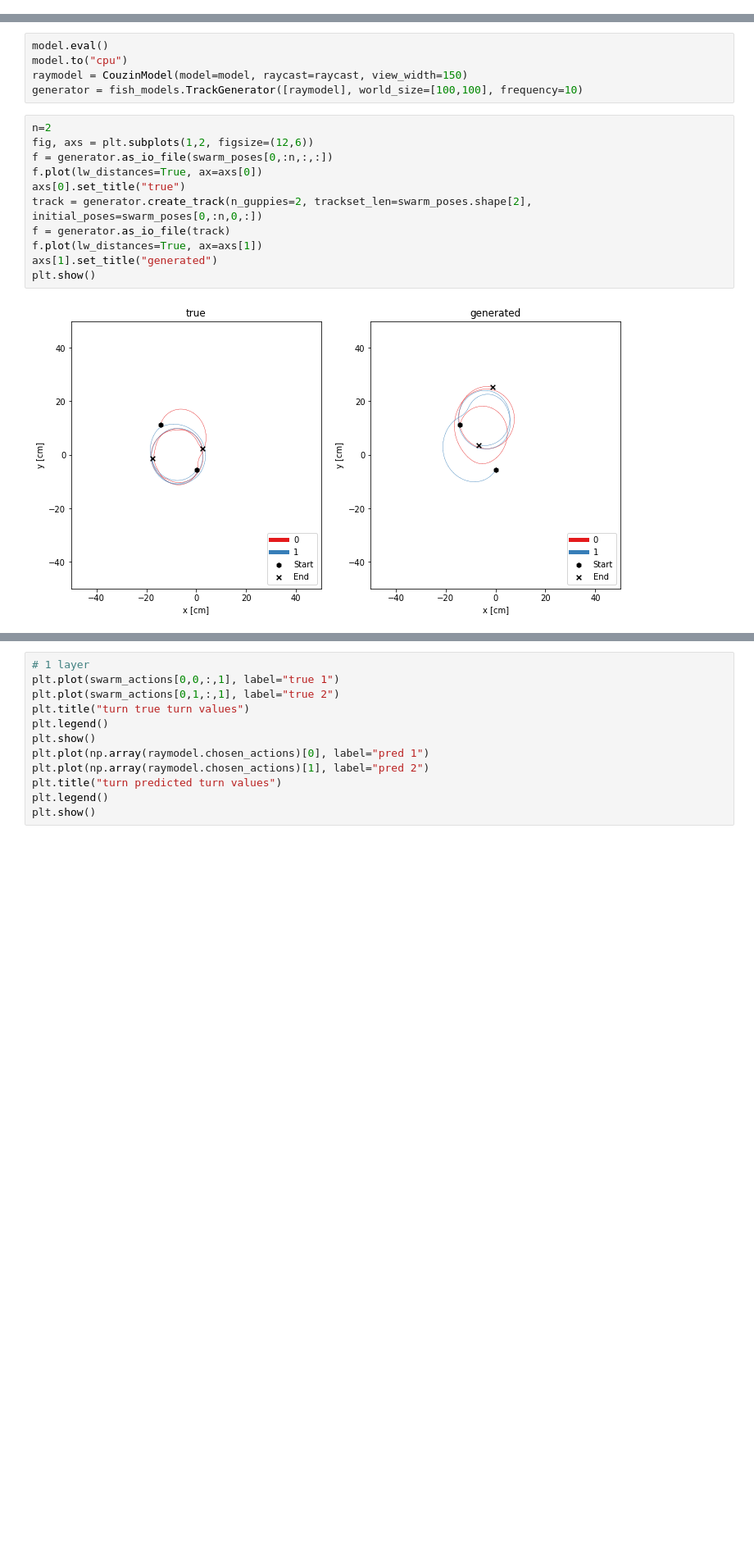
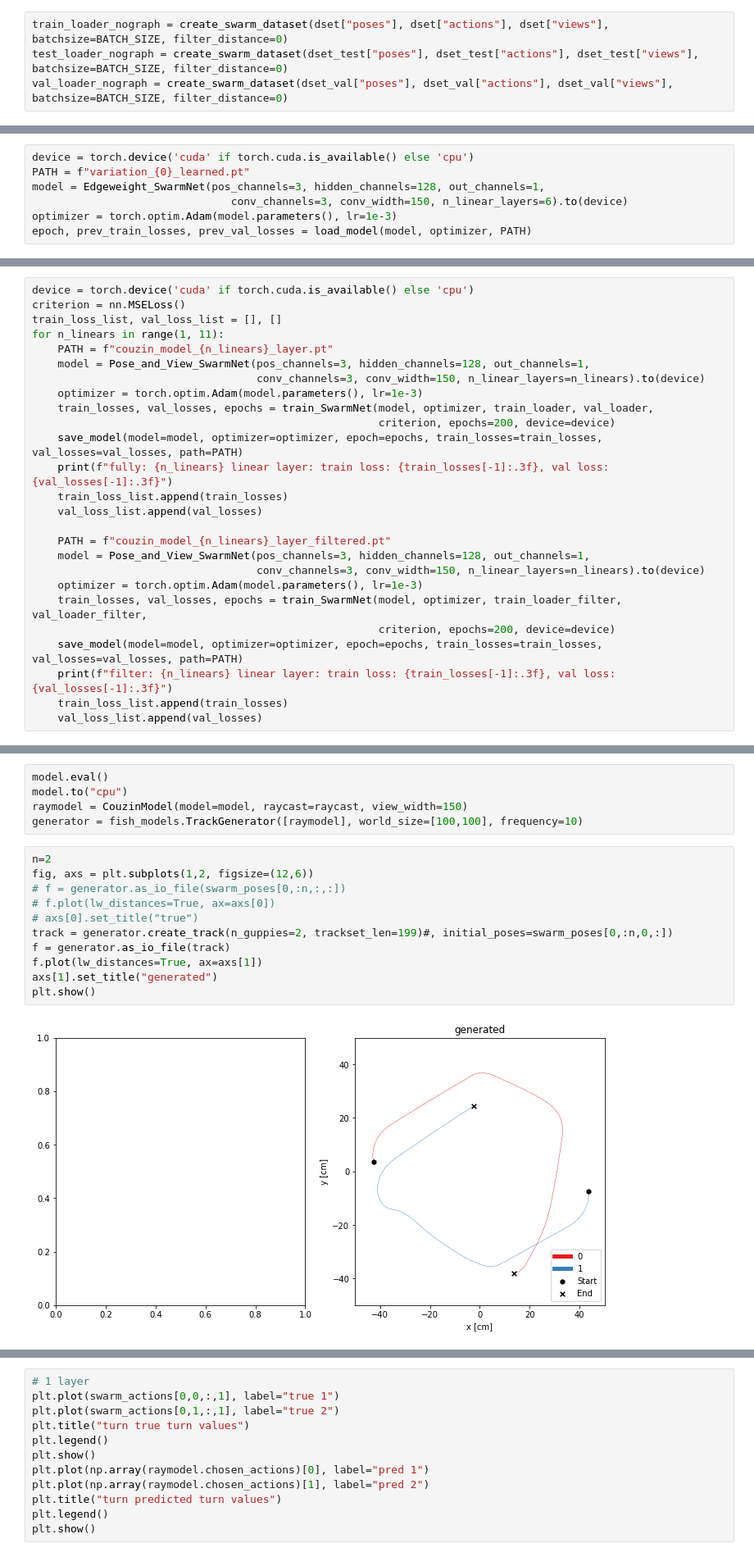
Before and after one commit to pwl482/GNN_fish_models, a Jupyter notebook: SwarmNet_eval_less_connections.ipynb, the cells around one changed output, grey strips where cells are left out. Shown at 82% size. Drawn from its saved outputs; the diff is of its cells as text; blank space fills up the shorter version.

```diff
--- a/SwarmNet_eval_less_connections.ipynb
+++ b/SwarmNet_eval_less_connections.ipynb
@@ -76,6 +77,10 @@ test_loader = create_swarm_dataset(dset_test["poses"], dset_test["actions"], dse
 test_loader_filter = create_swarm_dataset(dset_test["poses"], dset_test["actions"], dset_test["views"], batchsize=BATCH_SIZE, filter_distance=40)
 val_loader = create_swarm_dataset(dset_val["poses"], dset_val["actions"], dset_val["views"], batchsize=BATCH_SIZE, filter_distance=None)
 val_loader_filter = create_swarm_dataset(dset_val["poses"], dset_val["actions"], dset_val["views"], batchsize=BATCH_SIZE, filter_distance=40)
+# %%
+train_loader_nograph = create_swarm_dataset(dset["poses"], dset["actions"], dset["views"], batchsize=BATCH_SIZE, filter_distance=0)
+test_loader_nograph = create_swarm_dataset(dset_test["poses"], dset_test["actions"], dset_test["views"], batchsize=BATCH_SIZE, filter_distance=0)
+val_loader_nograph = create_swarm_dataset(dset_val["poses"], dset_val["actions"], dset_val["views"], batchsize=BATCH_SIZE, filter_distance=0)
 # %%
 del dset
 del dset_test
@@ -405,0 +239,7 @@ tensor([ 1.8180,  1.7769,  1.7516,  1.7094,  1.6575,  1.6267,  1.6048,  1.6623,
+# %%
+device = torch.device('cuda' if torch.cuda.is_available() else 'cpu')
+PATH = f"variation_{0}_learned.pt"
+model = Edgeweight_SwarmNet(pos_channels=3, hidden_channels=128, out_channels=1,
+                               conv_channels=3, conv_width=150, n_linear_layers=6).to(device)
+optimizer = torch.optim.Adam(model.parameters(), lr=1e-3)
+epoch, prev_train_losses, prev_val_losses = load_model(model, optimizer, PATH)
@@ -405,0 +742,26 @@ tensor([ 1.8180,  1.7769,  1.7516,  1.7094,  1.6575,  1.6267,  1.6048,  1.6623,
+# %%
+device = torch.device('cuda' if torch.cuda.is_available() else 'cpu')
+criterion = nn.MSELoss()
+train_loss_list, val_loss_list = [], []
+for n_linears in range(1, 11):
+    PATH = f"couzin_model_{n_linears}_layer.pt"
+    model = Pose_and_View_SwarmNet(pos_channels=3, hidden_channels=128, out_channels=1,
+                                   conv_channels=3, conv_width=150, n_linear_layers=n_linears).to(device)
+    optimizer = torch.optim.Adam(model.parameters(), lr=1e-3)
+    train_losses, val_losses, epochs = train_SwarmNet(model, optimizer, train_loader, val_loader,
+                                                      criterion, epochs=200, device=device)
+    save_model(model=model, optimizer=optimizer, epoch=epochs, train_losses=train_losses, val_losses=val_losses, path=PATH)
+    print(f"fully: {n_linears} linear layer: train loss: {train_losses[-1]:.3f}, val loss: {val_losses[-1]:.3f}")
+    train_loss_list.append(train_losses)
+    val_loss_list.append(val_losses)
+
+    PATH = f"couzin_model_{n_linears}_layer_filtered.pt"
+    model = Pose_and_View_SwarmNet(pos_channels=3, hidden_channels=128, out_channels=1,
+                                   conv_channels=3, conv_width=150, n_linear_layers=n_linears).to(device)
+    optimizer = torch.optim.Adam(model.parameters(), lr=1e-3)
+    train_losses, val_losses, epochs = train_SwarmNet(model, optimizer, train_loader_filter, val_loader_filter,
+                                                      criterion, epochs=200, device=device)
+    save_model(model=model, optimizer=optimizer, epoch=epochs, train_losses=train_losses, val_losses=val_losses, path=PATH)
+    print(f"filter: {n_linears} linear layer: train loss: {train_losses[-1]:.3f}, val loss: {val_losses[-1]:.3f}")
+    train_loss_list.append(train_losses)
+    val_loss_list.append(val_losses)
@@ -425,13 +1022,13 @@ generator = fish_models.TrackGenerator([raymodel], world_size=[100,100], frequen
 # %%
 n=2
 fig, axs = plt.subplots(1,2, figsize=(12,6))
-f = generator.as_io_file(swarm_poses[0,:n,:,:])
-f.plot(lw_distances=True, ax=axs[0])
-axs[0].set_title("true")
-track = generator.create_track(n_guppies=2, trackset_len=swarm_poses.shape[2], initial_poses=swarm_poses[0,:n,0,:])
+# f = generator.as_io_file(swarm_poses[0,:n,:,:])
+# f.plot(lw_distances=True, ax=axs[0])
+# axs[0].set_title("true")
+track = generator.create_track(n_guppies=2, trackset_len=199)#, initial_poses=swarm_poses[0,:n,0,:])
 f = generator.as_io_file(track)
 f.plot(lw_distances=True, ax=axs[1])
 axs[1].set_title("generated")
 plt.show()
 # %% [output]
-[figure, old version]
+[figure, new version]
```
Also changed, not shown: parts of 82 cells of this notebook, 2 other files.
